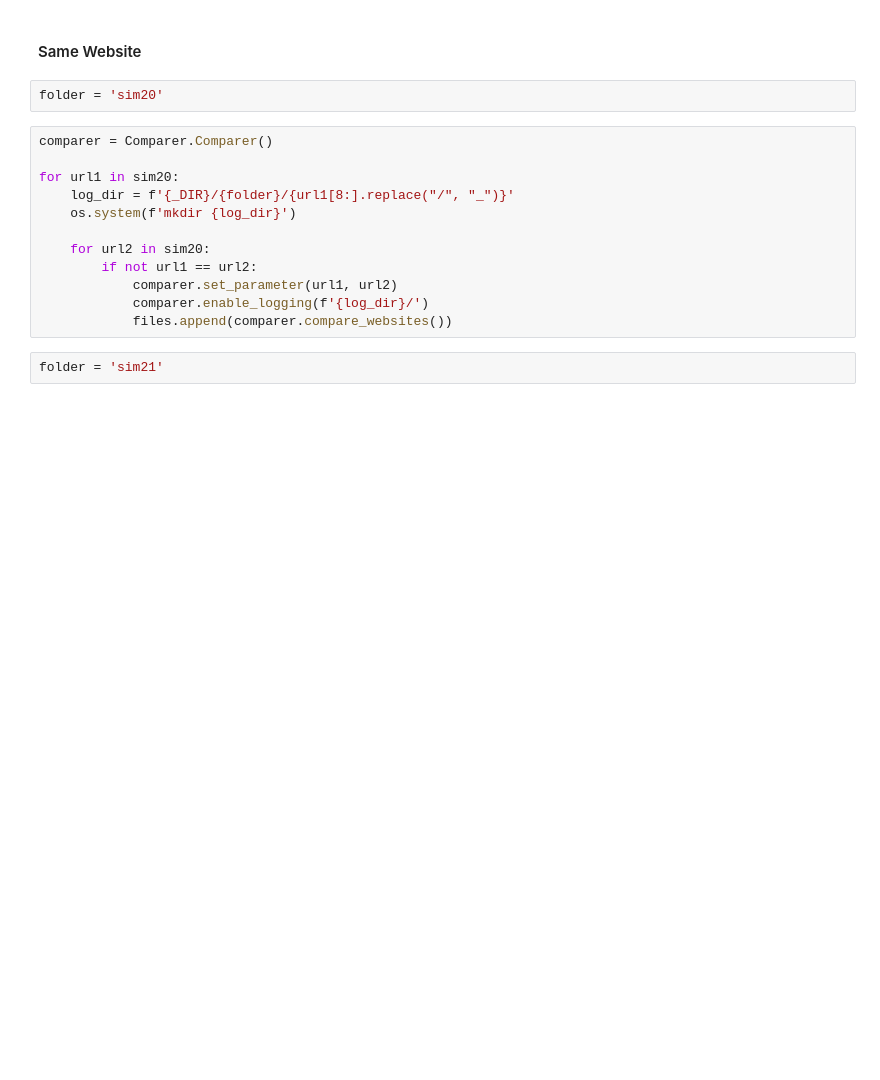
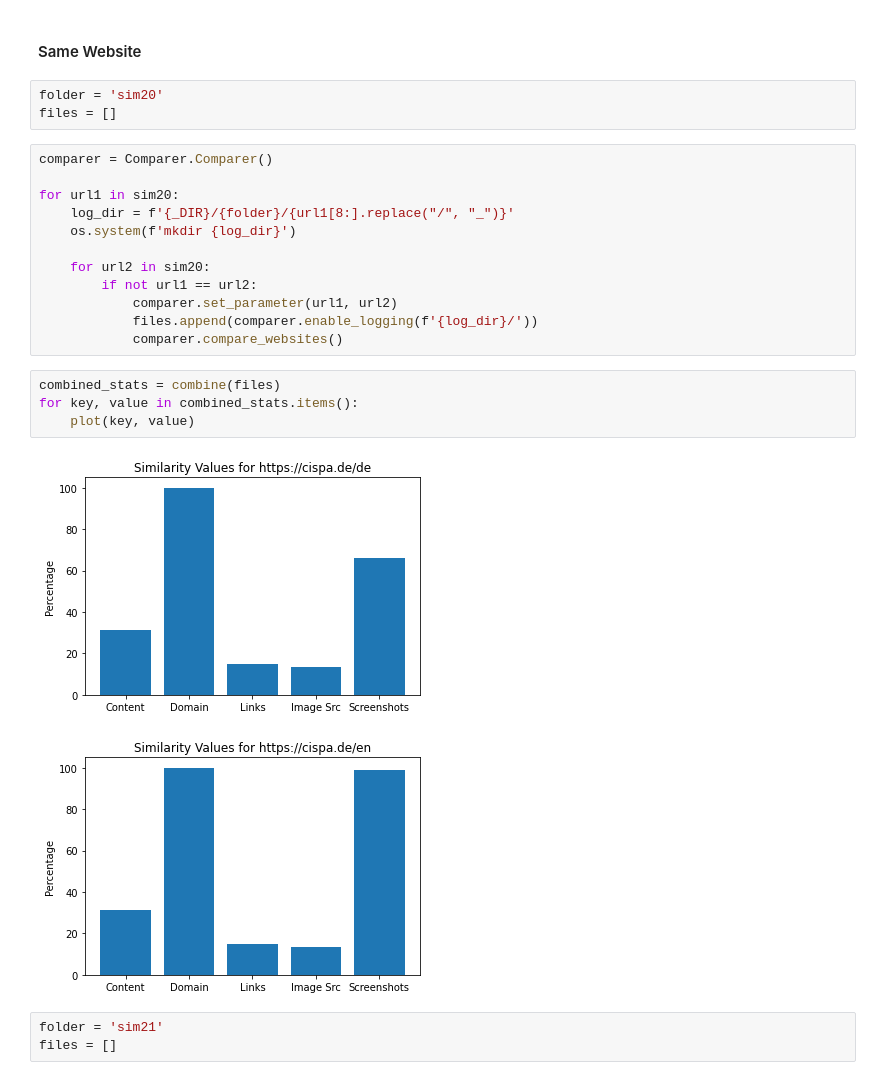
Before and after one commit to Pilladian/similarity-detection-tool, a Jupyter notebook: webcomp/EvaluationWebcomp.ipynb, the cells around one changed output. Saved outputs shown, nothing was run; the diff lists cells and outputs as text; blank space fills up the shorter version.

```diff
--- a/webcomp/EvaluationWebcomp.ipynb
+++ b/webcomp/EvaluationWebcomp.ipynb
@@ -110,6 +156,7 @@ for url1 in sim1:
 #### Same Website
 # %%
 folder = 'sim20'
+files = []
 # %%
 comparer = Comparer.Comparer()
 
@@ -120,10 +167,18 @@ for url1 in sim20:
     for url2 in sim20:
         if not url1 == url2:
             comparer.set_parameter(url1, url2)
-            comparer.enable_logging(f'{log_dir}/')
-            files.append(comparer.compare_websites())
+            files.append(comparer.enable_logging(f'{log_dir}/'))
+            comparer.compare_websites()
+# %%
+combined_stats = combine(files)
+for key, value in combined_stats.items():
+    plot(key, value)
+# %% [output]
+[figure, added]
+[figure, added]
 # %%
 folder = 'sim21'
+files = []
 # %%
 comparer = Comparer.Comparer()
 
```
Also changed, not shown: parts of 15 cells of this notebook, 2 other files.
